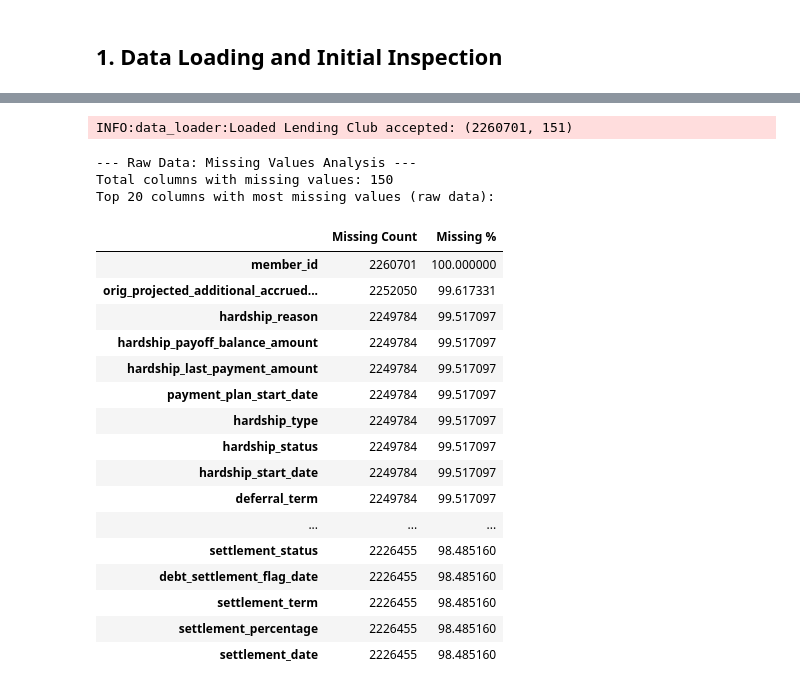
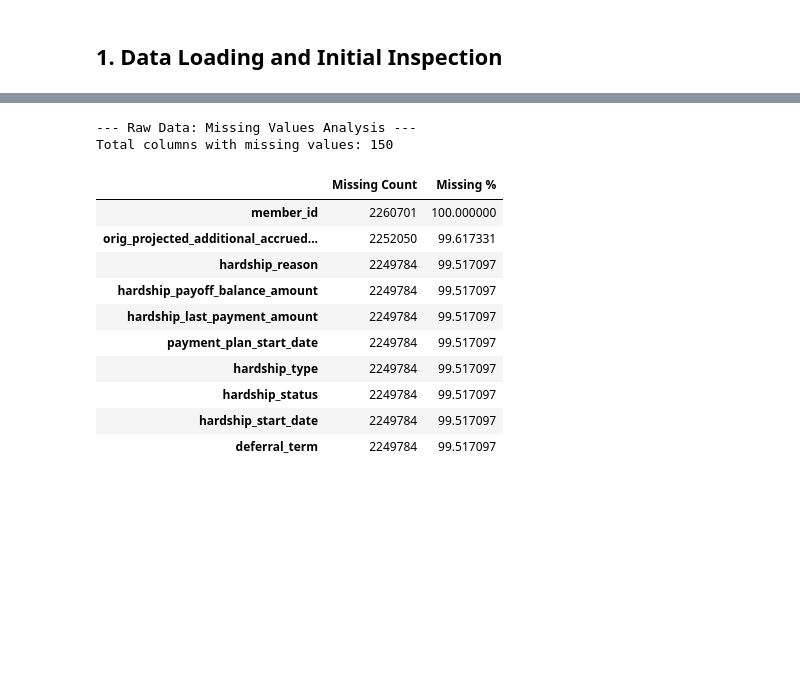
Before and after one commit to xiaoxu-zhao/risk-management, a Jupyter notebook: notebooks/01_data_exploration.ipynb, the cells around one changed output, grey strips where cells are left out. Saved outputs shown, nothing was run; the diff lists cells and outputs as text; code cells hidden in the pictures; blank space fills up the shorter version.

Commit message:
updated data engineering ,XGboost importance analysis and IFRS9

```diff
--- a/notebooks/01_data_exploration.ipynb
+++ b/notebooks/01_data_exploration.ipynb
@@ -34,3 +38,14 @@ pd.set_option('display.max_columns', None)
 pd.set_option('display.max_rows', 100)
 # %% [markdown]
 ## 1. Data Loading and Initial Inspection
+# %%
+# Initialize data loader
+data_path = "../data"
+loader = CreditDataLoader(data_path=data_path)
+
+# Load Lending Club Data
+print("Loading dataset... (this may take a moment)")
+datasets = loader.load_lending_club(accepted_only=True)
+accepted_df = datasets['accepted']
+
+print(f"Successfully loaded data. Shape: {accepted_df.shape}")
@@ -37,42 +56,26 @@ pd.set_option('display.max_rows', 100)
 # %%
-# Initialize data loader
-lc_dir = r"../data/"
-loader = CreditDataLoader(data_path=lc_dir)
-
-# The loader will find the 'accepted' csv inside the directory
-datasets = loader.load_lending_club(accepted_only=True)
-accepted_df = datasets['accepted']
-
+# Basic Data Quality Check (Raw Data)
 print("--- Raw Data: Missing Values Analysis ---")
 raw_missing = accepted_df.isnull().sum()
 raw_missing_pct = (raw_missing / len(accepted_df)) * 100
 missing_df_raw = pd.DataFrame({
     'Missing Count': raw_missing,
     'Missing %': raw_missing_pct
 }).sort_values('Missing %', ascending=False)
 
 print(f"Total columns with missing values: {len(missing_df_raw[missing_df_raw['Missing Count'] > 0])}")
-print("Top 20 columns with most missing values (raw data):")
-display(missing_df_raw.head(20))
+display(missing_df_raw.head(10))
 # %% [output]
-INFO:data_loader:Loaded Lending Club accepted: (2260701, 151)
+--- Raw Data: Missing Values Analysis ---
+Total columns with missing values: 150
---- Raw Data: Missing Values Analysis ---
-Total columns with missing values: 150
-Top 20 columns with most missing values (raw data):
 |  | Missing Count | Missing % |
 | member_id | 2260701 | 100.000000 |
 | orig_projected_additional_accrued... | 2252050 | 99.617331 |
 | hardship_reason | 2249784 | 99.517097 |
 | hardship_payoff_balance_amount | 2249784 | 99.517097 |
 | hardship_last_payment_amount | 2249784 | 99.517097 |
 | payment_plan_start_date | 2249784 | 99.517097 |
 | hardship_type | 2249784 | 99.517097 |
 | hardship_status | 2249784 | 99.517097 |
 | hardship_start_date | 2249784 | 99.517097 |
 | deferral_term | 2249784 | 99.517097 |
-| ... | ... | ... |
-| settlement_status | 2226455 | 98.485160 |
-| debt_settlement_flag_date | 2226455 | 98.485160 |
-| settlement_term | 2226455 | 98.485160 |
-| settlement_percentage | 2226455 | 98.485160 |
-| settlement_date | 2226455 | 98.485160 |
```
Also changed, not shown: parts of 26 cells of this notebook, 7 other files.
